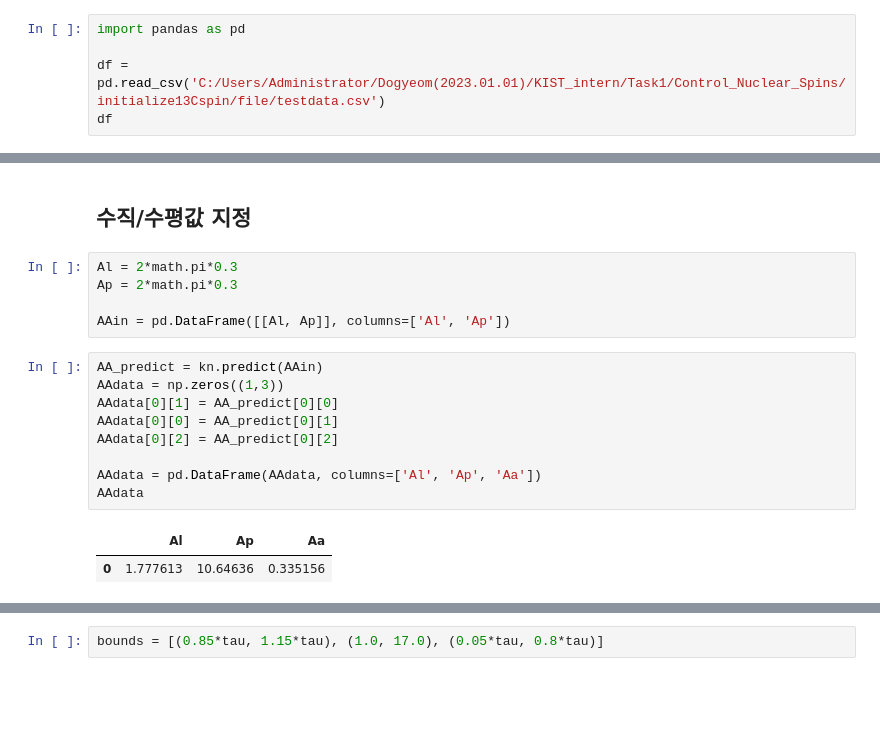
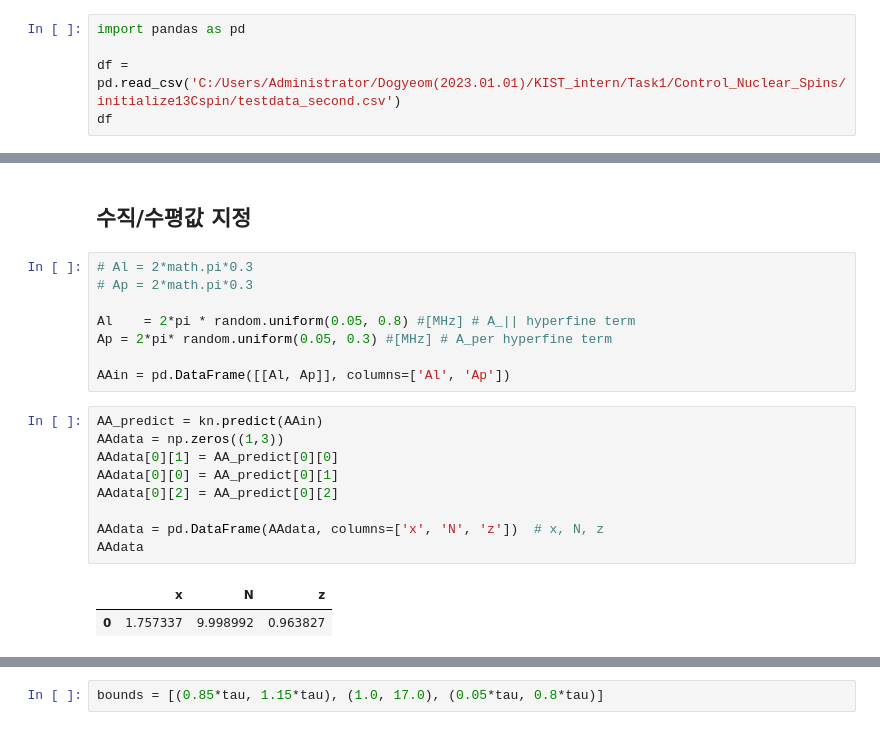
Before and after one commit to dogemie/Control_Nuclear_Spins, a Jupyter notebook: initialize13Cspin/13Cmachine_learning_sec.ipynb, the cells around one changed output, grey strips where cells are left out. Drawn from its saved outputs; the diff is of its cells as text; blank space fills up the shorter version.

```diff
--- a/initialize13Cspin/13Cmachine_learning_sec.ipynb
+++ b/initialize13Cspin/13Cmachine_learning_sec.ipynb
@@ -3,6 +3,6 @@
 # %%
 import pandas as pd
 
-df = pd.read_csv('C:/Users/Administrator/Dogyeom(2023.01.01)/KIST_intern/Task1/Control_Nuclear_Spins/initialize13Cspin/file/testdata.csv')
+df = pd.read_csv('C:/Users/Administrator/Dogyeom(2023.01.01)/KIST_intern/Task1/Control_Nuclear_Spins/initialize13Cspin/testdata_second.csv')
 df
 # %% [output]
@@ -274,22 +279,25 @@ irho = np.kron(irho_p,irho_MIX)
 # %% [markdown]
 ## 수직/수평값 지정
 # %%
-Al = 2*math.pi*0.3
-Ap = 2*math.pi*0.3
+# Al = 2*math.pi*0.3
+# Ap = 2*math.pi*0.3
+
+Al    = 2*pi * random.uniform(0.05, 0.8) #[MHz] # A_|| hyperfine term
+Ap = 2*pi* random.uniform(0.05, 0.3) #[MHz] # A_per hyperfine term
 
 AAin = pd.DataFrame([[Al, Ap]], columns=['Al', 'Ap'])
 # %%
 AA_predict = kn.predict(AAin)
 AAdata = np.zeros((1,3))
 AAdata[0][1] = AA_predict[0][0]
 AAdata[0][0] = AA_predict[0][1]
 AAdata[0][2] = AA_predict[0][2]
 
-AAdata = pd.DataFrame(AAdata, columns=['Al', 'Ap', 'Aa'])
+AAdata = pd.DataFrame(AAdata, columns=['x', 'N', 'z'])  # x, N, z
 AAdata
 # %% [output]
-|  | Al | Ap | Aa |
-| 0 | 1.777613 | 10.64636 | 0.335156 |
+|  | x | N | z |
+| 0 | 1.757337 | 9.998992 | 0.963827 |
 # %%
 ham = Al*np.kron(sz,Iz) + Ap*np.kron(sz,Ix) + B*gammaN*np.kron(I,Iz)
 eigvals = np.linalg.eigh(ham)[0] # diagonalizing the Hamiltonian
```
Also changed, not shown: parts of 13 cells of this notebook, 49 other files.
